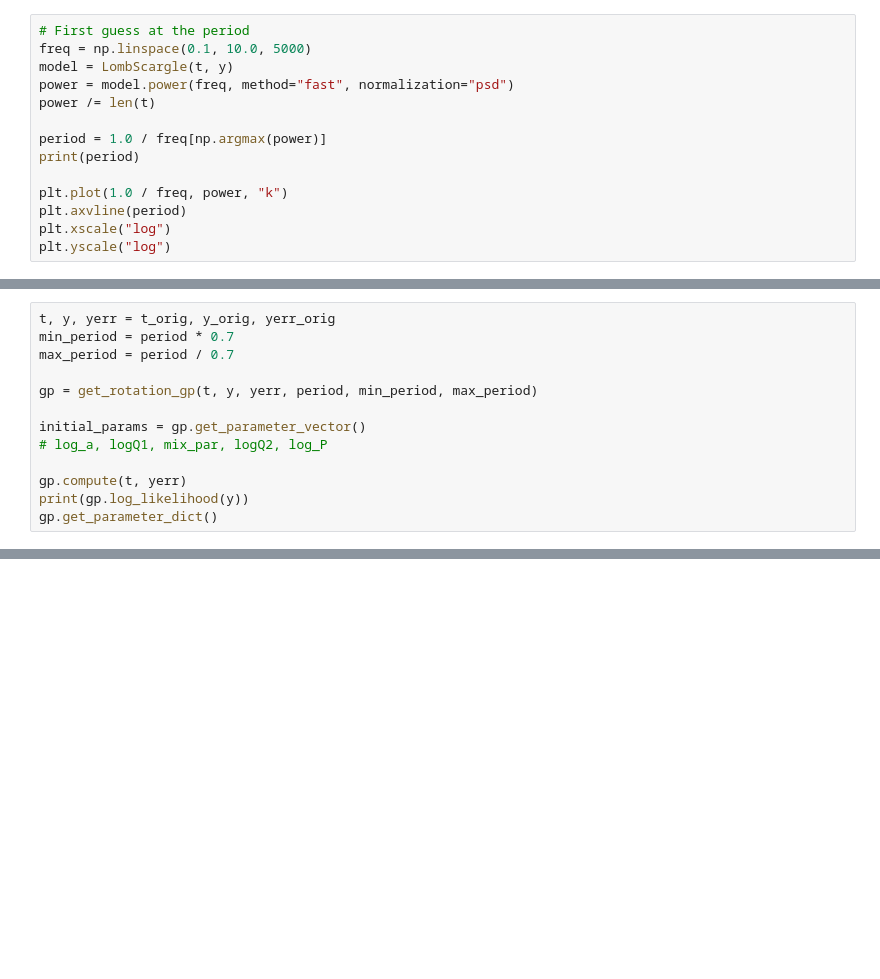
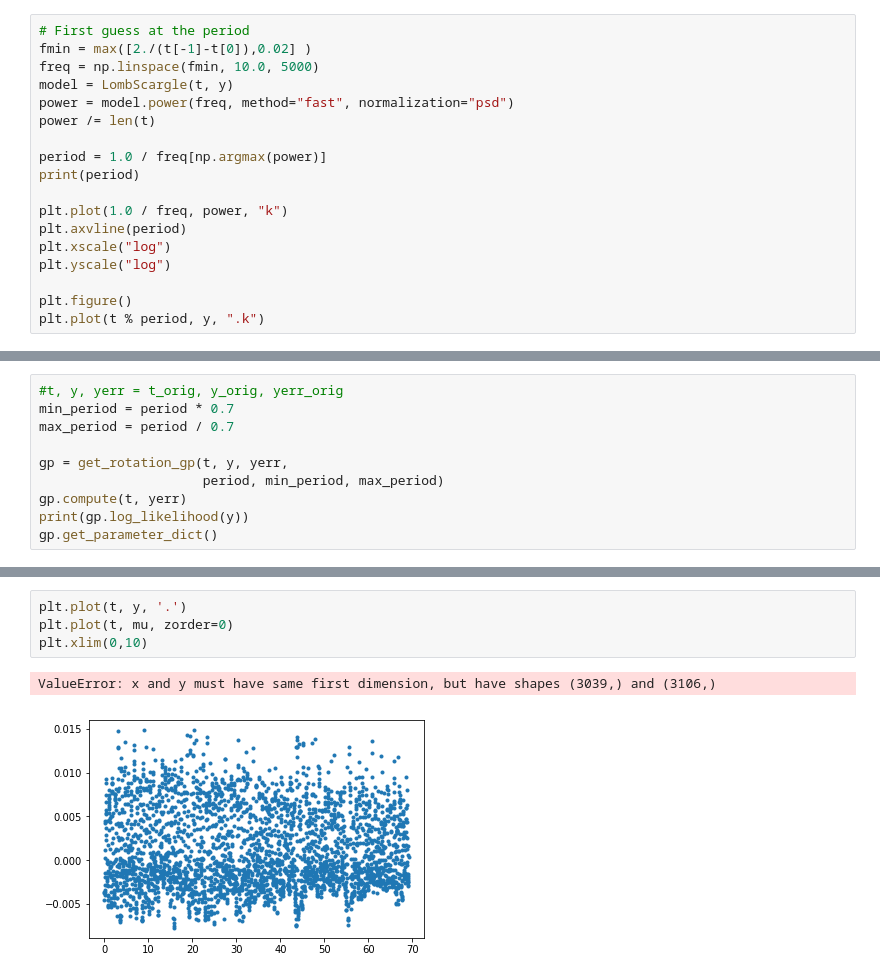
Before and after one commit to ernewton/flareninja, a Jupyter notebook: gpmodel/toms_gp_example.ipynb, the cells around one changed output, grey strips where cells are left out. Saved outputs shown, nothing was run; the diff lists cells and outputs as text; blank space fills up the shorter version.

```diff
--- a/gpmodel/toms_gp_example.ipynb
+++ b/gpmodel/toms_gp_example.ipynb
@@ -52,6 +108,7 @@ t, y, yerr = t[m], y[m], yerr[m]
 # %%
 # First guess at the period
-freq = np.linspace(0.1, 10.0, 5000)
+fmin = max([2./(t[-1]-t[0]),0.02] )
+freq = np.linspace(fmin, 10.0, 5000)
 model = LombScargle(t, y)
 power = model.power(freq, method="fast", normalization="psd")
 power /= len(t)
@@ -63,4 +120,7 @@ plt.plot(1.0 / freq, power, "k")
 plt.axvline(period)
 plt.xscale("log")
 plt.yscale("log")
+
+plt.figure()
+plt.plot(t % period, y, ".k")
 # %% [output]
@@ -74,13 +137,10 @@ plt.plot(t % period, y, ".k")
 # %%
-t, y, yerr = t_orig, y_orig, yerr_orig
+#t, y, yerr = t_orig, y_orig, yerr_orig
 min_period = period * 0.7
 max_period = period / 0.7
 
-gp = get_rotation_gp(t, y, yerr, period, min_period, max_period)
-
-initial_params = gp.get_parameter_vector()
-# log_a, logQ1, mix_par, logQ2, log_P
-
+gp = get_rotation_gp(t, y, yerr,
+                     period, min_period, max_period)
 gp.compute(t, yerr)
 print(gp.log_likelihood(y))
 gp.get_parameter_dict()
@@ -151,3 +258,10 @@ OrderedDict([('kernel:terms[0]:log_S0', 0.05974293209320888),
+# %%
+plt.plot(t, y, '.')
+plt.plot(t, mu, zorder=0)
+plt.xlim(0,10)
+# %% [output]
+ValueError: x and y must have same first dimension, but have shapes (3039,) and (3106,)
+[figure, added]
 # %%
 omega = np.exp(np.linspace(np.log(0.1), np.log(20), 5000))
 psd = gp.kernel.get_psd(omega)
```
Also changed, not shown: parts of 26 cells of this notebook, 3 other files.
